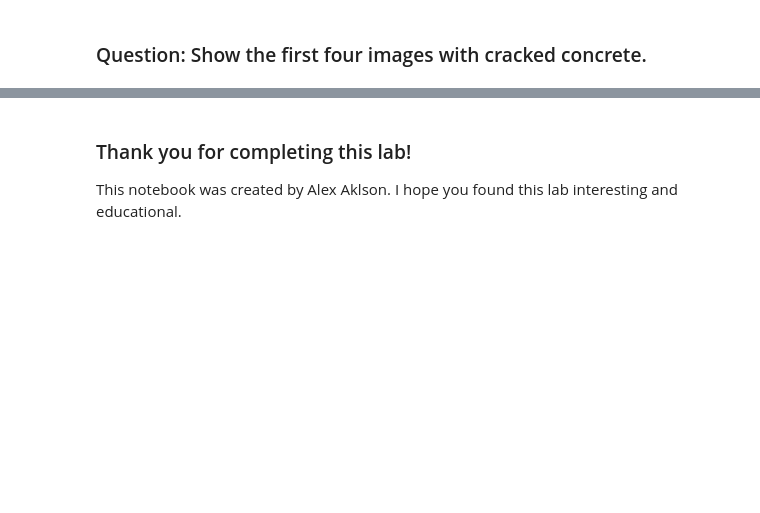
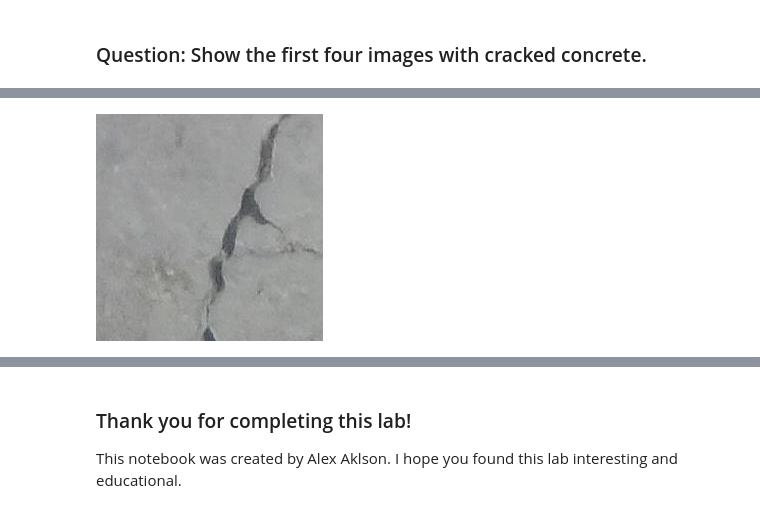
Before and after one commit to dennislamcv1/IBMAIEngineering, a Jupyter notebook: AI Capstone Project with Deep Learning/DL0321EN-1-1-Loading-Data-py-v1.0.ipynb, the cells around one changed output, grey strips where cells are left out. Drawn from its saved outputs; the diff is of its cells as text; code cells hidden in the pictures; blank space fills up the shorter version.

```diff
--- a/AI Capstone Project with Deep Learning/DL0321EN-1-1-Loading-Data-py-v1.0.ipynb
+++ b/AI Capstone Project with Deep Learning/DL0321EN-1-1-Loading-Data-py-v1.0.ipynb
@@ -247,0 +348,4 @@ image_data4 = Image.open('./Negative/{}'.format(negative_images[3]))
+# %%
+image_data2
+# %% [output]
+[figure, added]
```
Also changed, not shown: parts of 17 cells of this notebook.
